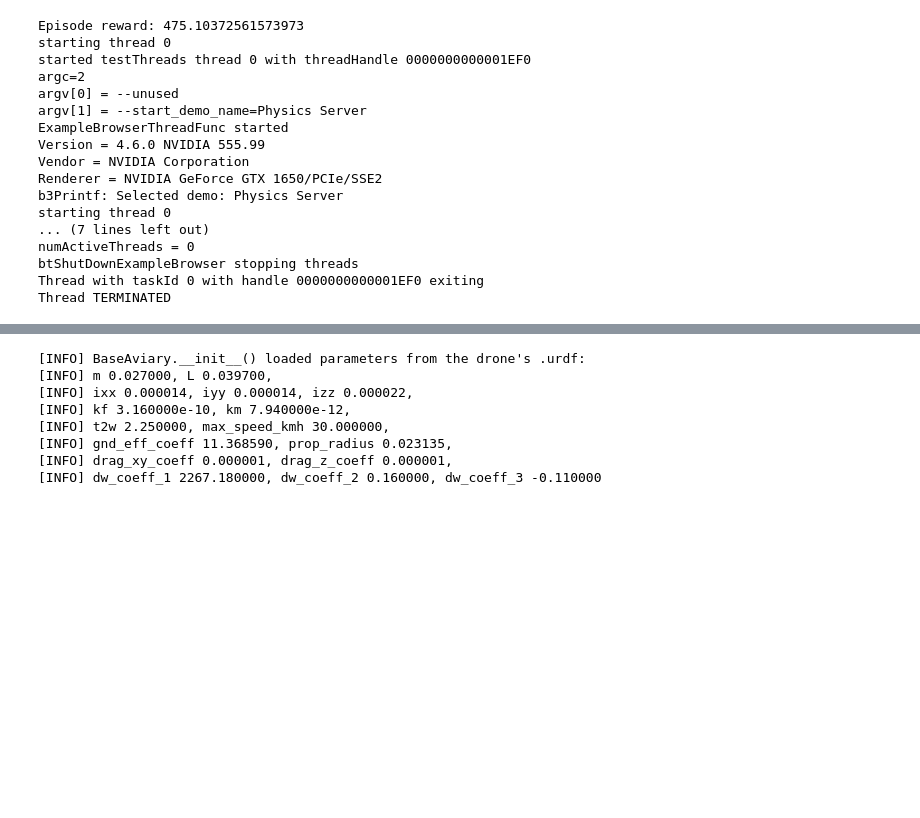
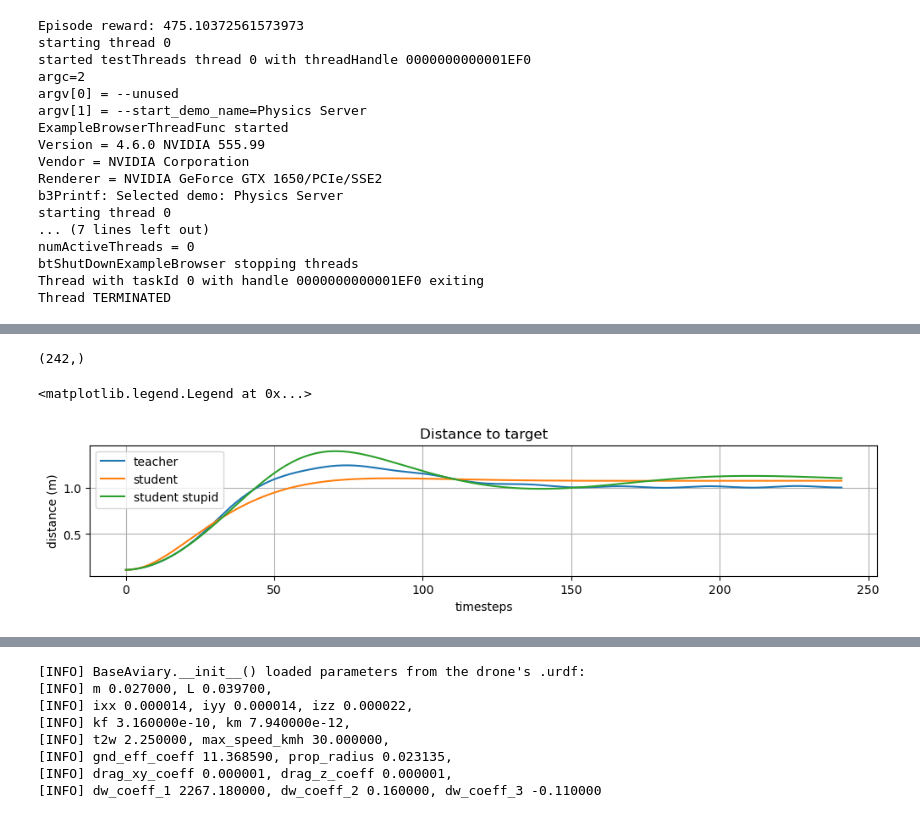
Before and after one commit to SofieElving/GGSpeciale, a Jupyter notebook: quadcopter-suite/SPID_test.ipynb, the cells around one changed output, grey strips where cells are left out. Cells and saved outputs as stored; diff of their text form; code cells hidden in the pictures; blank space fills up the shorter version.

```diff
--- a/quadcopter-suite/SPID_test.ipynb
+++ b/quadcopter-suite/SPID_test.ipynb
@@ -492,0 +663,29 @@ Thread TERMINATED
+# %%
+student_obs2 = np.concatenate(student_obs)
+student_stupid_obs2 = np.concatenate(student_stupid_obs)
+teacher_obs2 = np.concatenate(teacher_obs)
+
+z_student = student_obs2[:,2]
+z_student_stupid = student_stupid_obs2[:,2]
+z_teacher = teacher_obs2[:,2]
+
+vz_student = student_obs2[:,8]
+vz_student_stupid = student_stupid_obs2[:,8]
+vz_teacher = teacher_obs2[:,8]
+# %%
+student_actions.shape
+# %% [output]
+(242,)
+# %%
+plt.figure(figsize=(12, 2))
+plt.plot(z_teacher, label = "teacher")
+plt.plot(z_student, label = "student")
+plt.plot(z_student_stupid, label = "student stupid")
+plt.grid()
+plt.xlabel("timesteps")
+plt.ylabel("distance (m)")
+plt.title("Distance to target")
+plt.legend()
+# %% [output]
+<matplotlib.legend.Legend at 0x...>
+[figure, added]
```
Also changed, not shown: parts of 16 cells of this notebook, 7 other files.
